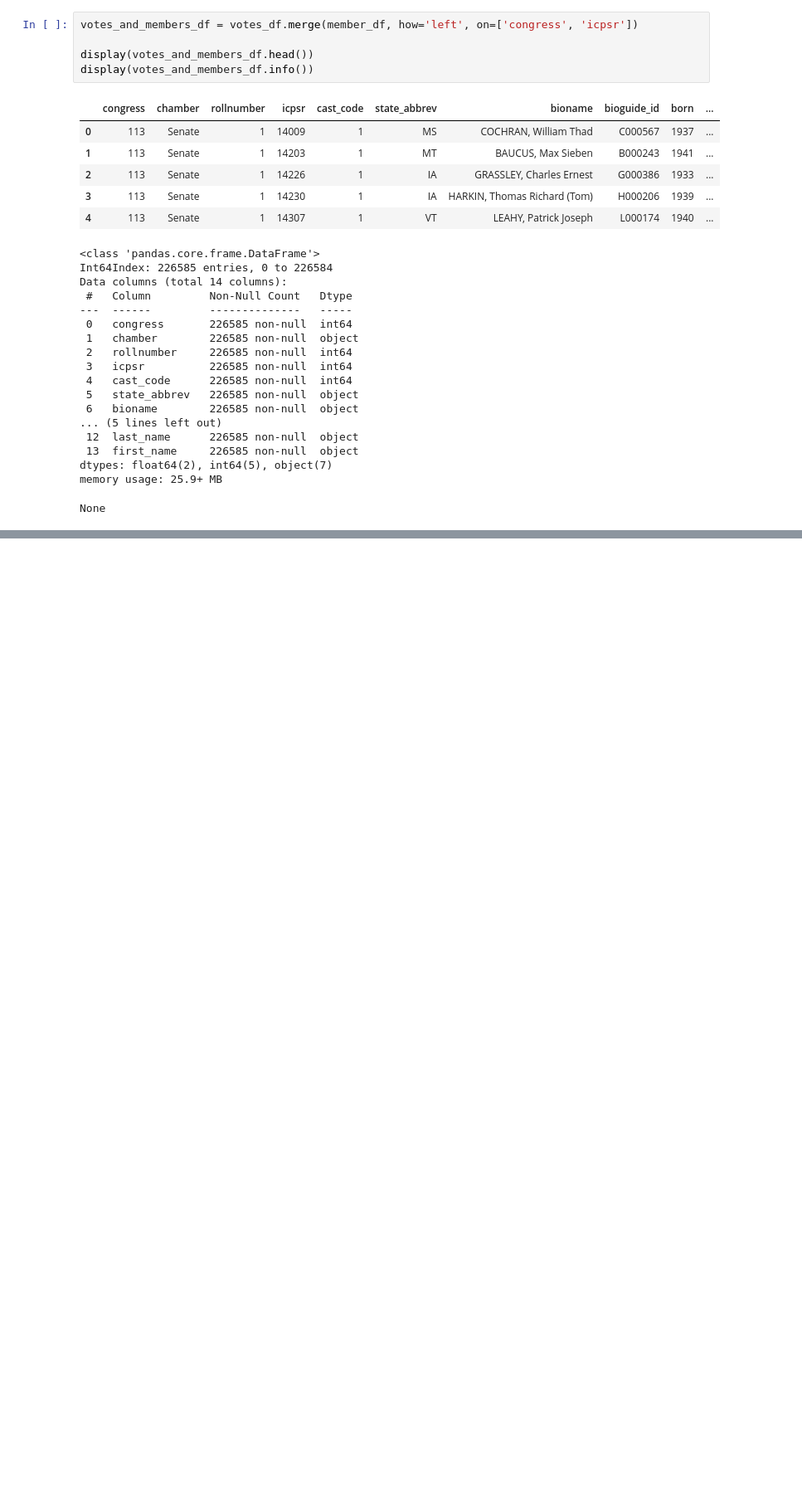
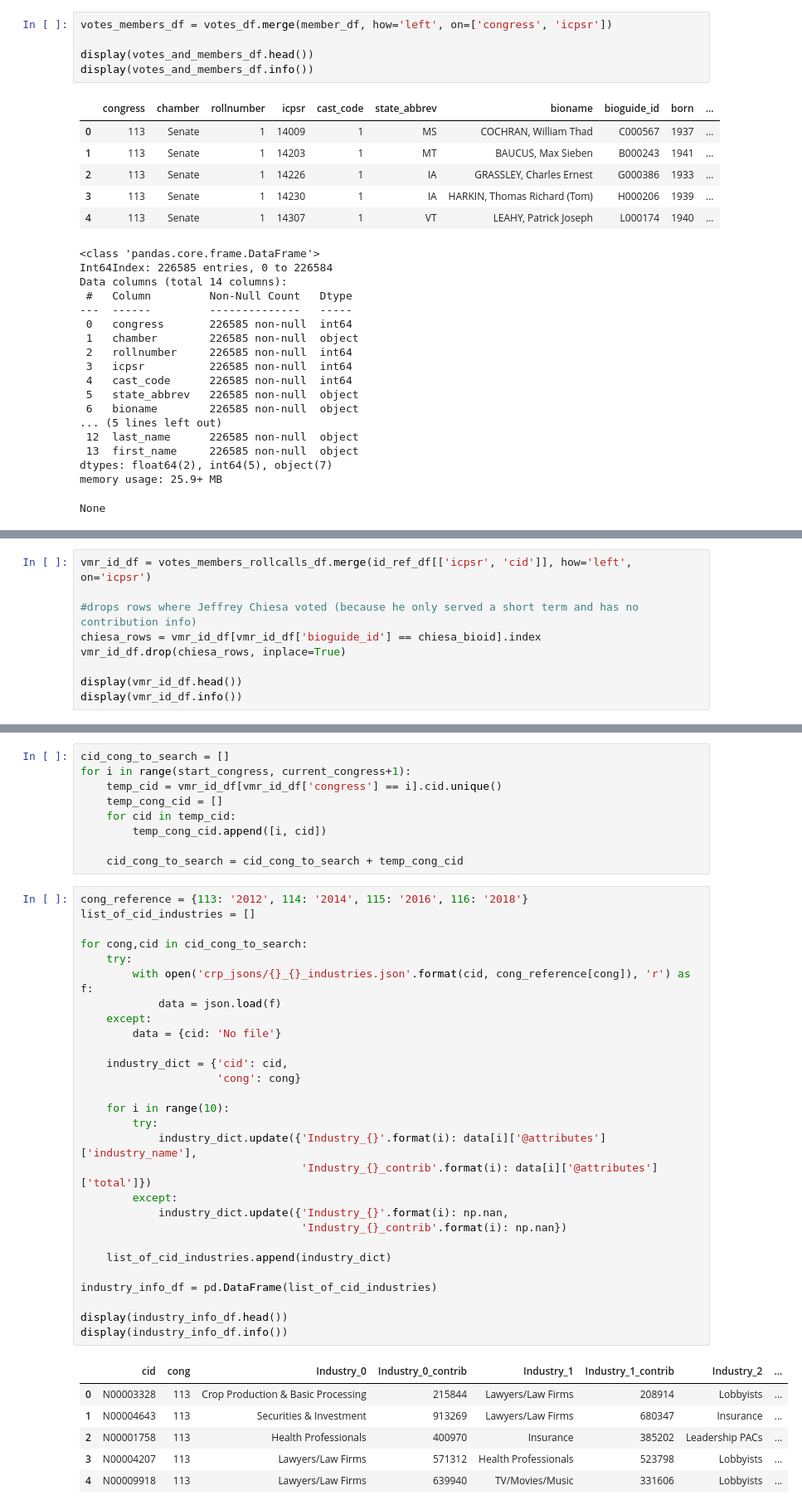
Before and after one commit to zapatos24/senator_nlp_vote_prediction, a Jupyter notebook: df_construction_and_EDA.ipynb, the cells around one changed output, grey strips where cells are left out. Shown at 83% size. Saved outputs shown, nothing was run; the diff lists cells and outputs as text; blank space fills up the shorter version.

```diff
--- a/df_construction_and_EDA.ipynb
+++ b/df_construction_and_EDA.ipynb
@@ -138,7 +151,7 @@ dtypes: float64(2), int64(3), object(6)
 memory usage: 38.5+ KB
 None
 # %%
-votes_and_members_df = votes_df.merge(member_df, how='left', on=['congress', 'icpsr'])
+votes_members_df = votes_df.merge(member_df, how='left', on=['congress', 'icpsr'])
 
 display(votes_and_members_df.head())
 display(votes_and_members_df.info())
@@ -169,0 +343,9 @@ None
+# %%
+vmr_id_df = votes_members_rollcalls_df.merge(id_ref_df[['icpsr', 'cid']], how='left', on='icpsr')
+
+#drops rows where Jeffrey Chiesa voted (because he only served a short term and has no contribution info)
+chiesa_rows = vmr_id_df[vmr_id_df['bioguide_id'] == chiesa_bioid].index
+vmr_id_df.drop(chiesa_rows, inplace=True)
+
+display(vmr_id_df.head())
+display(vmr_id_df.info())
@@ -169,0 +378,44 @@ None
+# %%
+cid_cong_to_search = []
+for i in range(start_congress, current_congress+1):
+    temp_cid = vmr_id_df[vmr_id_df['congress'] == i].cid.unique()
+    temp_cong_cid = []
+    for cid in temp_cid:
+        temp_cong_cid.append([i, cid])
+
+    cid_cong_to_search = cid_cong_to_search + temp_cong_cid
+# %%
+cong_reference = {113: '2012', 114: '2014', 115: '2016', 116: '2018'}
+list_of_cid_industries = []
+
+for cong,cid in cid_cong_to_search:
+    try:
+        with open('crp_jsons/{}_{}_industries.json'.format(cid, cong_reference[cong]), 'r') as f:
+            data = json.load(f)
+    except:
+        data = {cid: 'No file'}
+
+    industry_dict = {'cid': cid,
+                     'cong': cong}
+
+    for i in range(10):
+        try:
+            industry_dict.update({'Industry_{}'.format(i): data[i]['@attributes']['industry_name'],
+                                  'Industry_{}_contrib'.format(i): data[i]['@attributes']['total']})
+        except:
+            industry_dict.update({'Industry_{}'.format(i): np.nan,
+                                  'Industry_{}_contrib'.format(i): np.nan})
+
+    list_of_cid_industries.append(industry_dict)
+
+industry_info_df = pd.DataFrame(list_of_cid_industries)
+
+display(industry_info_df.head())
+display(industry_info_df.info())
+# %% [output]
+|  | cid | cong | Industry_0 | Industry_0_contrib | Industry_1 | Industry_1_contrib | Industry_2 | ... |
+| 0 | N00003328 | 113 | Crop Production & Basic Processing | 215844 | Lawyers/Law Firms | 208914 | Lobbyists | ... |
+| 1 | N00004643 | 113 | Securities & Investment | 913269 | Lawyers/Law Firms | 680347 | Insurance | ... |
+| 2 | N00001758 | 113 | Health Professionals | 400970 | Insurance | 385202 | Leadership PACs | ... |
+| 3 | N00004207 | 113 | Lawyers/Law Firms | 571312 | Health Professionals | 523798 | Lobbyists | ... |
+| 4 | N00009918 | 113 | Lawyers/Law Firms | 639940 | TV/Movies/Music | 331606 | Lobbyists | ... |
```
Also changed, not shown: parts of 14 cells of this notebook.
